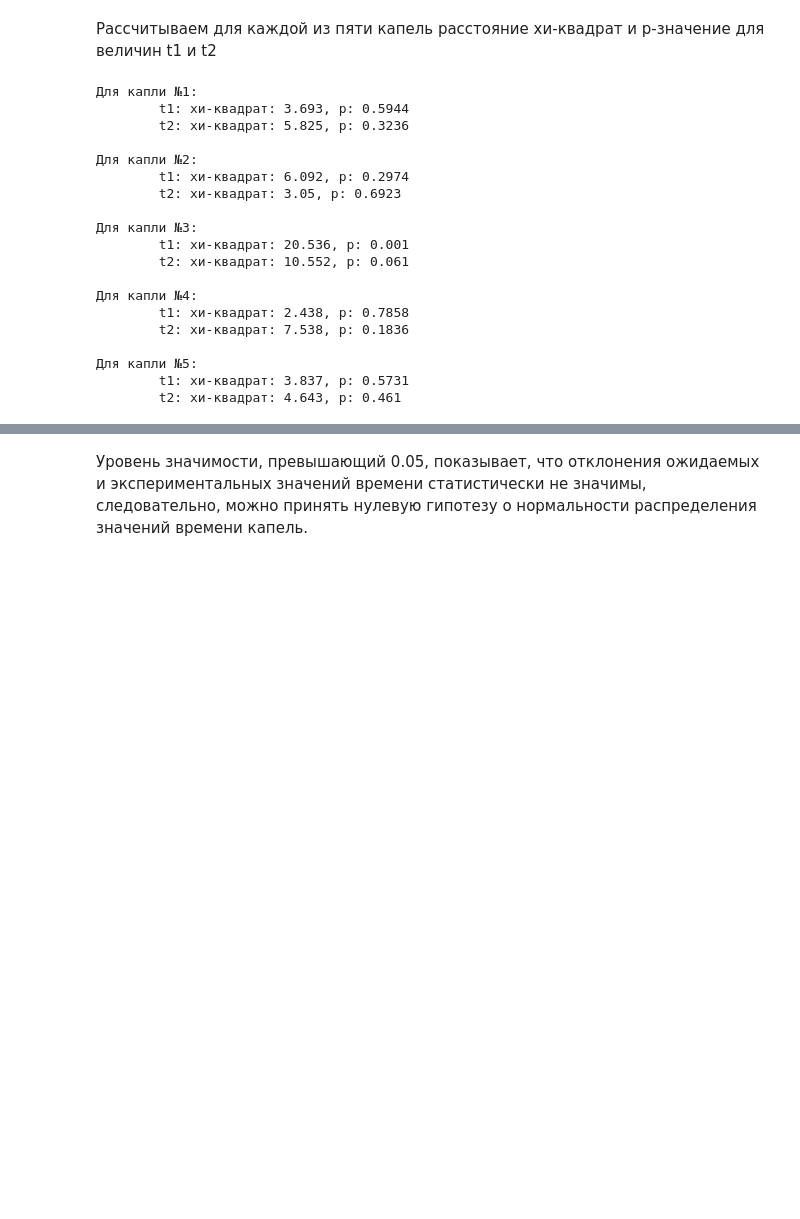
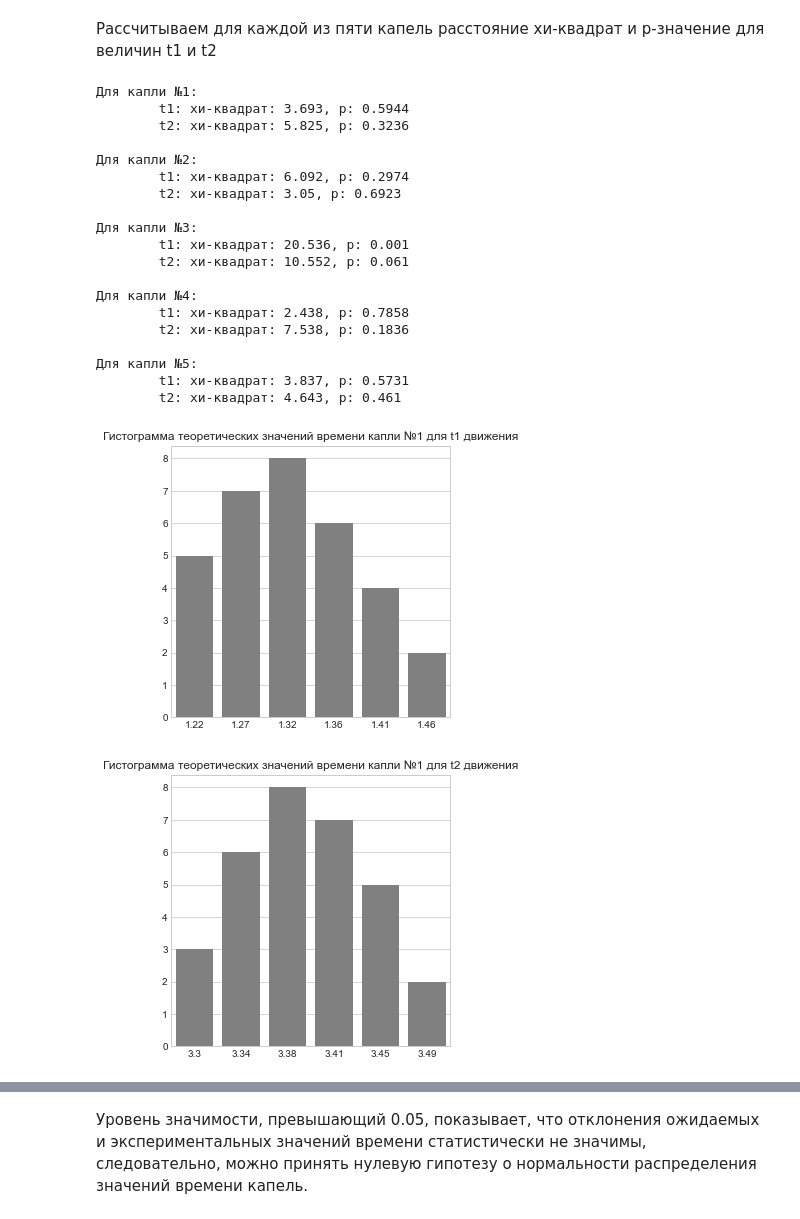
Before and after one commit to BloomBabe/Millikan-s-experience, a Jupyter notebook: notebooks/analyze_v2.ipynb, the cells around one changed output, grey strips where cells are left out. Cells and saved outputs as stored; diff of their text form; code cells hidden in the pictures; blank space fills up the shorter version.

```diff
--- a/notebooks/analyze_v2.ipynb
+++ b/notebooks/analyze_v2.ipynb
@@ -70,28 +74,30 @@ def chi_test(data_t):
 # %%
 numbers = data.number.unique()
 for num in numbers:
-    chisq_t1, p_t1 = chi_test(data[data.number==num].t1)
-    chisq_t2, p_t2 = chi_test(data[data.number==num].t2)
+    chisq_t1, p_t1 = chi_test(data[data.number==num].t1, num, 't1')
+    chisq_t2, p_t2 = chi_test(data[data.number==num].t2, num, 't2')
     print(f'Для капли №{num}:\n\t'
           f't1: хи-квадрат: {round(chisq_t1,3)}, p: {round(p_t1,4)}\n\t'
           f't2: хи-квадрат: {round(chisq_t2, 3)}, p: {round(p_t2, 4)}\n')
 # %% [output]
 Для капли №1:
         t1: хи-квадрат: 3.693, p: 0.5944
         t2: хи-квадрат: 5.825, p: 0.3236
 
 Для капли №2:
         t1: хи-квадрат: 6.092, p: 0.2974
         t2: хи-квадрат: 3.05, p: 0.6923
 
 Для капли №3:
         t1: хи-квадрат: 20.536, p: 0.001
         t2: хи-квадрат: 10.552, p: 0.061
 
 Для капли №4:
         t1: хи-квадрат: 2.438, p: 0.7858
         t2: хи-квадрат: 7.538, p: 0.1836
 
 Для капли №5:
         t1: хи-квадрат: 3.837, p: 0.5731
         t2: хи-квадрат: 4.643, p: 0.461
+[figure, added]
+[figure, added]
```
Also changed, not shown: parts of 3 cells of this notebook.
